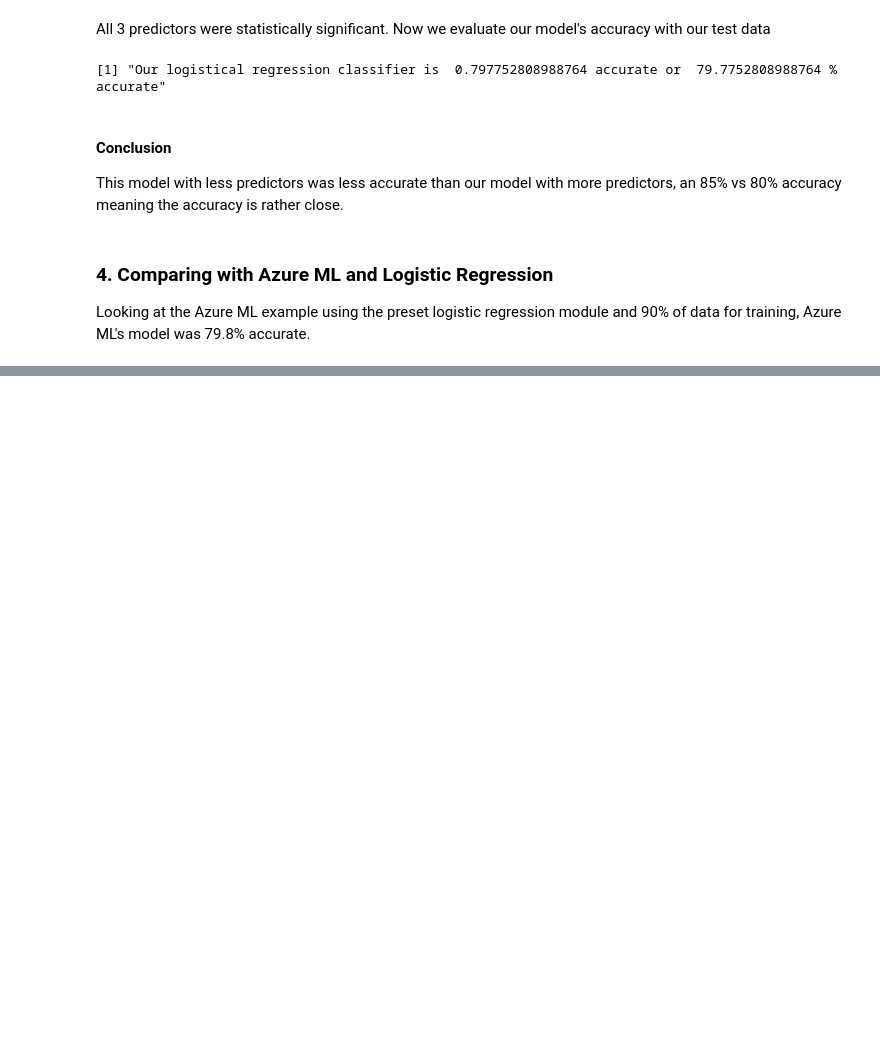
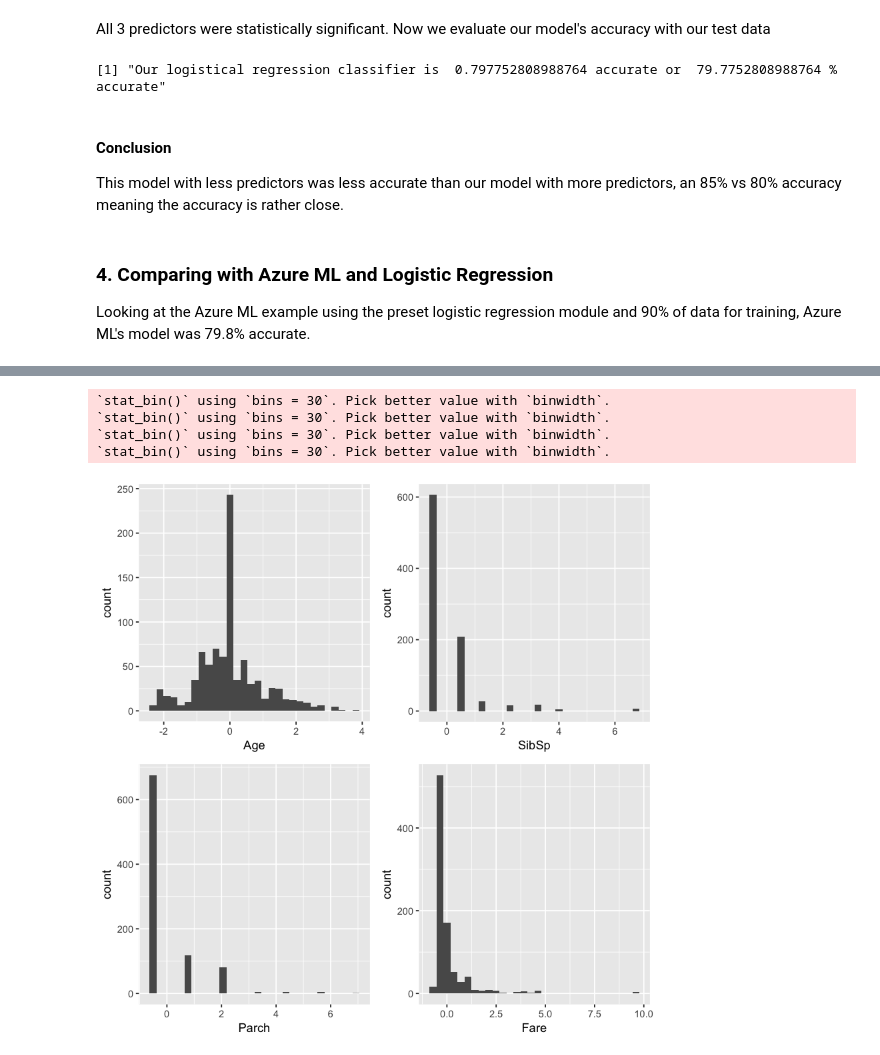
Before and after one commit to tjbencomo/Titanic, a Jupyter notebook: Tomas_Modeling.ipynb, the cells around one changed output, grey strips where cells are left out. Drawn from its saved outputs; the diff is of its cells as text; code cells hidden in the pictures; blank space fills up the shorter version.

```diff
--- a/Tomas_Modeling.ipynb
+++ b/Tomas_Modeling.ipynb
@@ -316,0 +345,14 @@ Looking at the Azure ML example using the preset logistic regression module and
+# %%
+columns <- sapply(df, is.numeric)
+df[columns] <- sapply(df[columns], scale)
+p1 <- ggplot(df, aes(Age)) + geom_histogram()
+p2 <- ggplot(df, aes(SibSp)) + geom_histogram()
+p3 <- ggplot(df, aes(Parch)) + geom_histogram()
+p4 <- ggplot(df, aes(Fare)) + geom_histogram()
+grid.arrange(p1, p2, p3, p4, ncol = 2)
+# %% [output]
+`stat_bin()` using `bins = 30`. Pick better value with `binwidth`.
+`stat_bin()` using `bins = 30`. Pick better value with `binwidth`.
+`stat_bin()` using `bins = 30`. Pick better value with `binwidth`.
+`stat_bin()` using `bins = 30`. Pick better value with `binwidth`.
+[figure, added]
```
Also changed, not shown: parts of 14 cells of this notebook, 2 other files.
